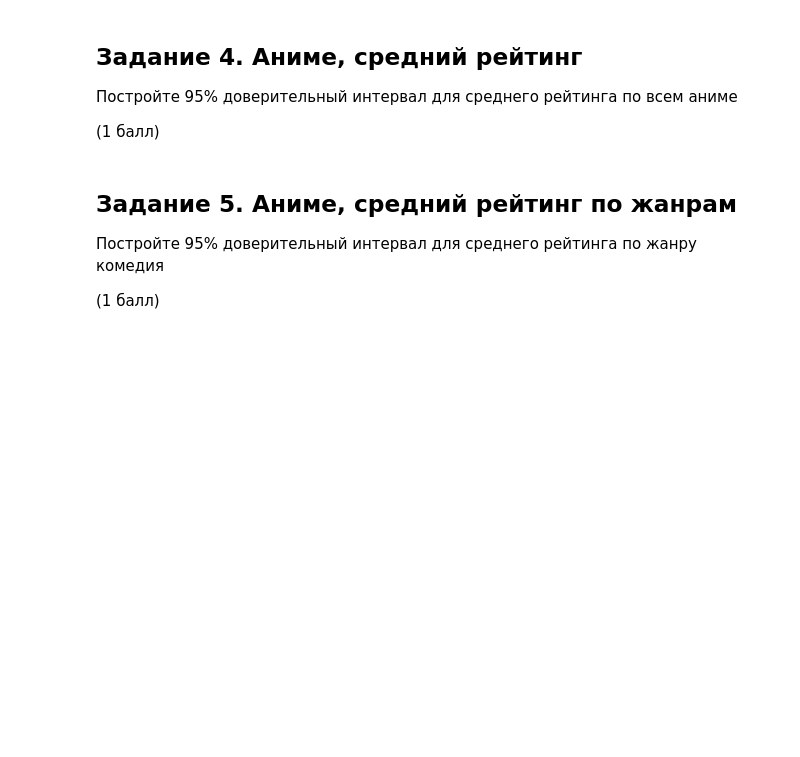
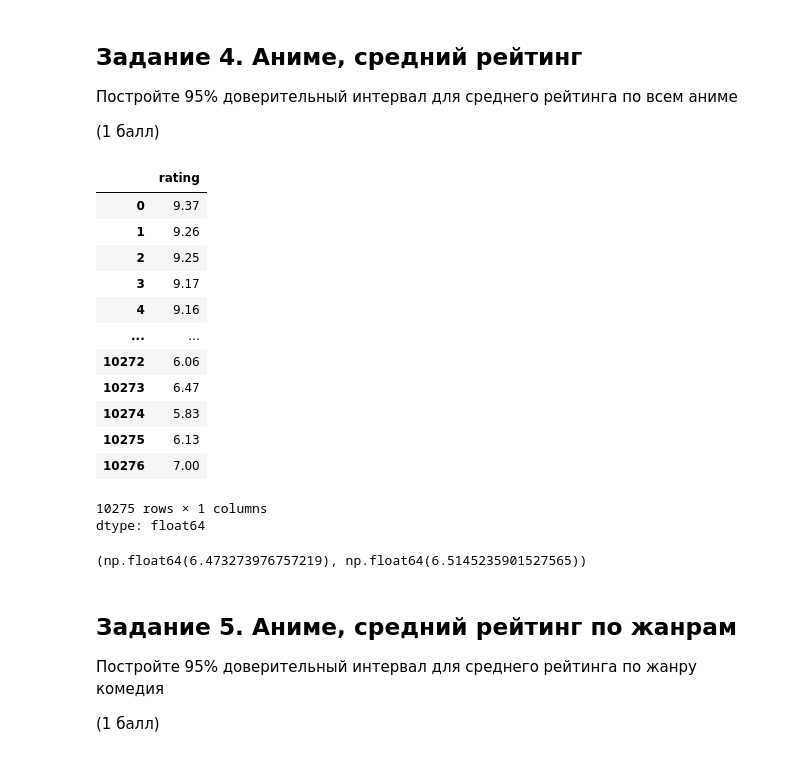
Before and after one commit to semwett0301/stat-ml-labs, a Jupyter notebook: statistic-course/math_stat_2.ipynb, the cells around one changed output. Cells and saved outputs as stored; diff of their text form; code cells hidden in the pictures; blank space fills up the shorter version.

```diff
--- a/statistic-course/math_stat_2.ipynb
+++ b/statistic-course/math_stat_2.ipynb
@@ -104,6 +140,28 @@ memory usage: 573.6+ KB
 Постройте 95% доверительный интервал для среднего рейтинга по всем аниме
 
 (1 балл)
+# %%
+rating = df_anime['rating'].dropna()
+rating
+# %% [output]
+|  | rating |
+| 0 | 9.37 |
+| 1 | 9.26 |
+| 2 | 9.25 |
+| 3 | 9.17 |
+| 4 | 9.16 |
+| ... | ... |
+| 10272 | 6.06 |
+| 10273 | 6.47 |
+| 10274 | 5.83 |
+| 10275 | 6.13 |
+| 10276 | 7.00 |
+10275 rows × 1 columns
+dtype: float64
+# %%
+stats.t.interval(0.95, df=(len(rating) -1), loc=rating.mean(), scale=stats.sem(rating))
+# %% [output]
+(np.float64(6.473273976757219), np.float64(6.5145235901527565))
 # %% [markdown]
 ## Задание 5. Аниме, средний рейтинг по жанрам
 Постройте 95% доверительный интервал для среднего рейтинга по жанру комедия
```
Also changed, not shown: parts of 8 cells of this notebook.
